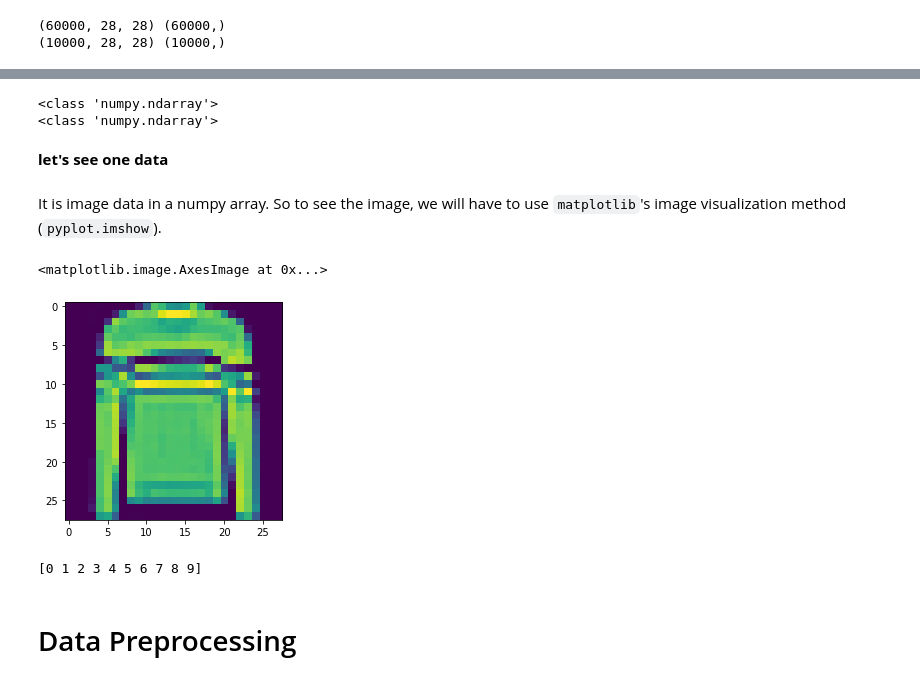
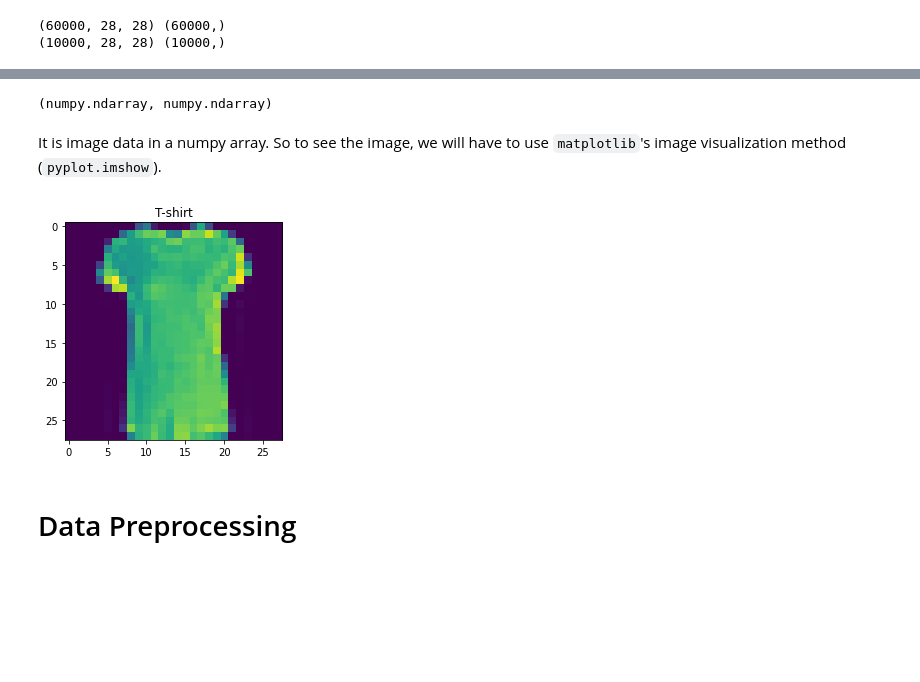
Before and after one commit to rmShoeb/learning-curve, a Jupyter notebook: Machine Learning/Deep Learning/learning-tensorflow/neural_networks.ipynb, the cells around one changed output, grey strips where cells are left out. Drawn from its saved outputs; the diff is of its cells as text; code cells hidden in the pictures; blank space fills up the shorter version.

````diff
--- a/Machine Learning/Deep Learning/learning-tensorflow/neural_networks.ipynb
+++ b/Machine Learning/Deep Learning/learning-tensorflow/neural_networks.ipynb
@@ -28,23 +24,19 @@ print(x_test.shape, y_test.shape)
 # %%
-print(type(x_train))
-print(type(y_train))
+type(x_train), type(y_train)
 # %% [output]
-<class 'numpy.ndarray'>
-<class 'numpy.ndarray'>
+(numpy.ndarray, numpy.ndarray)
-# %% [markdown]
-**let's see one data**
 # %% [markdown]
 It is image data in a numpy array. So to see the image, we will have to use ```matplotlib```'s image visualization method (```pyplot.imshow```).
-# %%
-plt.imshow(x_train[5])
-# %% [output]
-<matplotlib.image.AxesImage at 0x...>
-[figure, removed]
-# %%
-class_names = np.unique(y_train)
-print(class_names)
-# %% [output]
-[0 1 2 3 4 5 6 7 8 9]
+# %%
+class_names = ['T-shirt', 'Trouser', 'Pullover', 'Dress', 'Coat', 'Sandal',
+               'Shirt', 'Sneaker', 'Bag', 'Ankle boot']
+
+plt.figure()
+plt.imshow(x_train[321])
+plt.title(class_names[y_train[321]])
+plt.show()
+# %% [output]
+[figure, added]
 # %% [markdown]
 # Data Preprocessing
 # %% [markdown]
````
Also changed, not shown: parts of 26 cells of this notebook.
